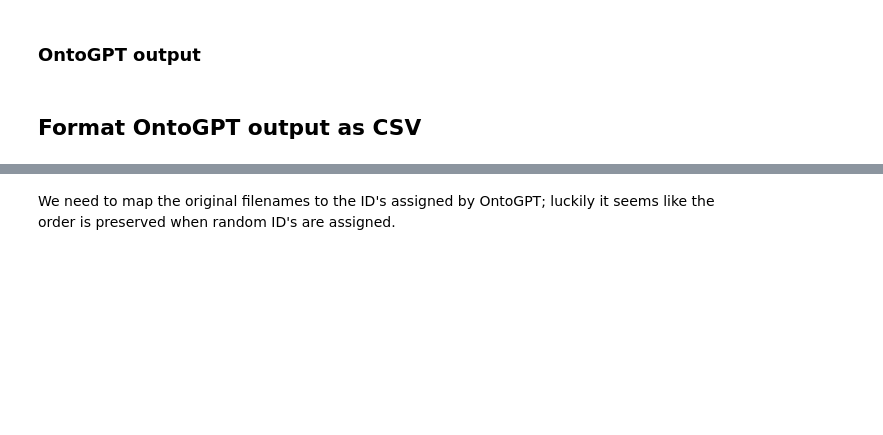
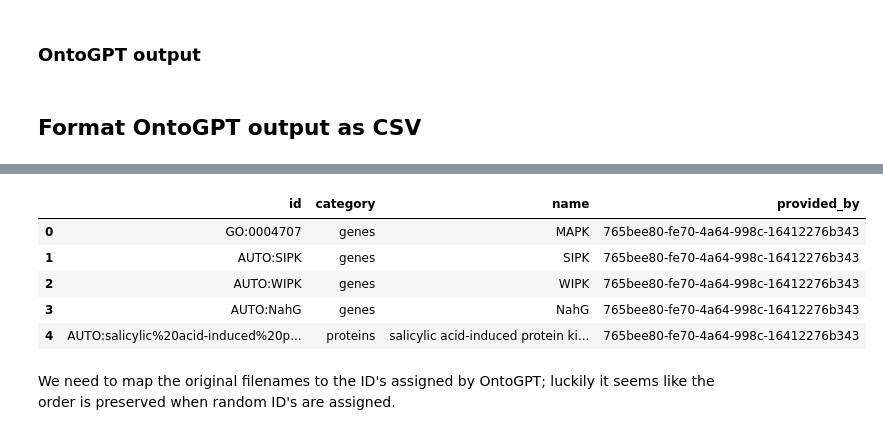
Before and after one commit to serenalotreck/literature-genes, a Jupyter notebook: notebooks/schema_iterative_evals.ipynb, the cells around one changed output, grey strips where cells are left out. Cells and saved outputs as stored; diff of their text form; code cells hidden in the pictures; blank space fills up the shorter version.

```diff
--- a/notebooks/schema_iterative_evals.ipynb
+++ b/notebooks/schema_iterative_evals.ipynb
@@ -23,9 +23,11 @@ gold = [doc for doc in pickle if doc['doc_key'] in evaled_ids]
 # %%
 to_eval_1 = '../data/ontogpt_output/pickle_5/output.txt'
 to_eval_2 = '../data/ontogpt_output/pickle_5_iter2/output.txt'
+to_eval_3 = '../data/ontogpt_output/pickle_5_iter3/output.txt'
 schema_path = '../knowledge_graph/schema/desiccation.yaml'
 # %% [markdown]
 ## Format OntoGPT output as CSV
 # %%
 ent_df_1, rel_df_1 = parse_yaml_predictions(to_eval_1, schema_path)
 ent_df_2, rel_df_2 = parse_yaml_predictions(to_eval_2, schema_path)
+ent_df_3, rel_df_3 = parse_yaml_predictions(to_eval_3, schema_path)
@@ -51,3 +34,12 @@ ent_df_2
+# %%
+ent_df_3.head()
+# %% [output]
+|  | id | category | name | provided_by |
+| 0 | GO:0004707 | genes | MAPK | 765bee80-fe70-4a64-998c-16412276b343 |
+| 1 | AUTO:SIPK | genes | SIPK | 765bee80-fe70-4a64-998c-16412276b343 |
+| 2 | AUTO:WIPK | genes | WIPK | 765bee80-fe70-4a64-998c-16412276b343 |
+| 3 | AUTO:NahG | genes | NahG | 765bee80-fe70-4a64-998c-16412276b343 |
+| 4 | AUTO:salicylic%20acid-induced%20p... | proteins | salicylic acid-induced protein ki... | 765bee80-fe70-4a64-998c-16412276b343 |
 # %% [markdown]
 We need to map the original filenames to the ID's assigned by OntoGPT; luckily it seems like the order is preserved when random ID's are assigned.
 # %%
```
Also changed, not shown: parts of 12 cells of this notebook, 5 other files.
